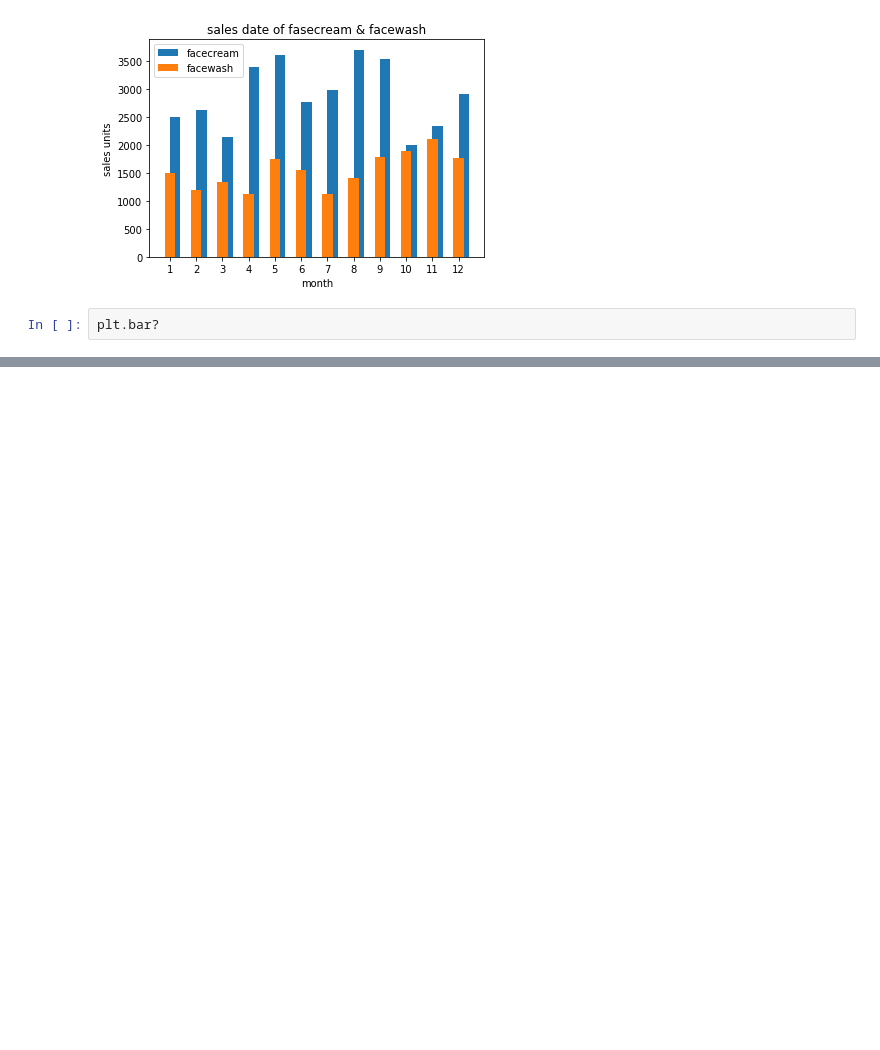
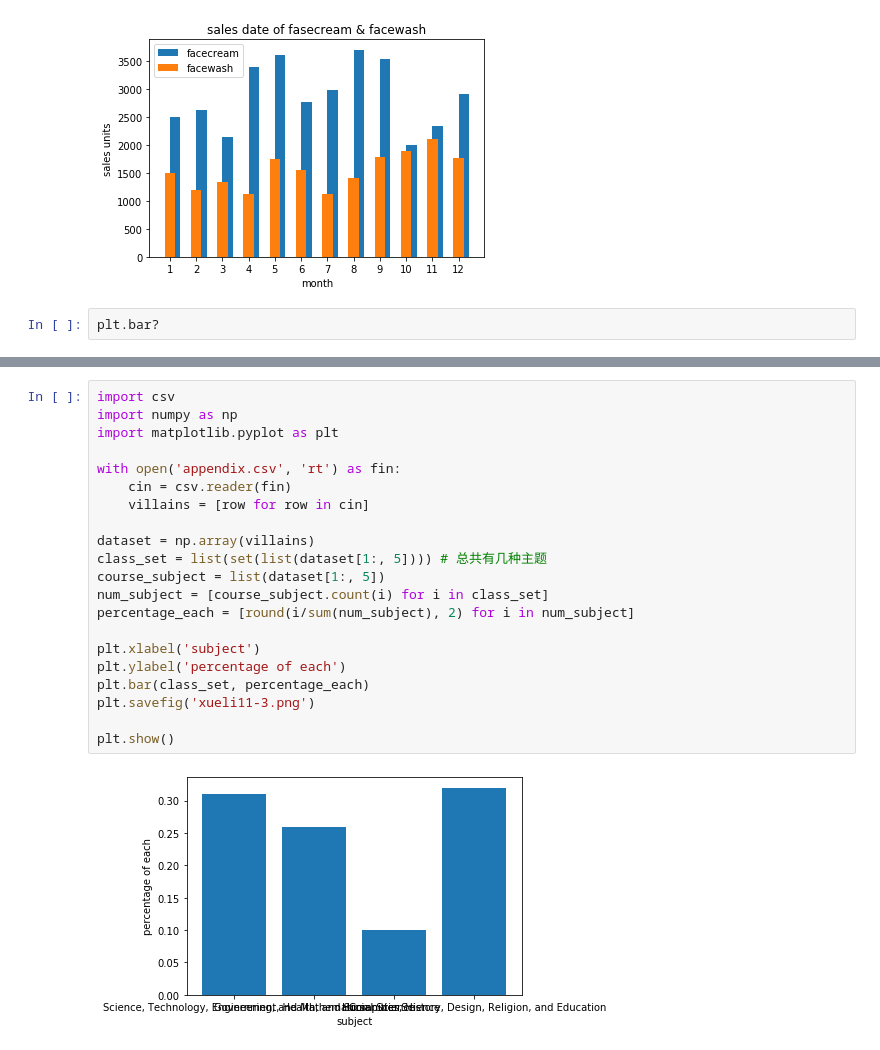
Before and after one commit to jiaoguoning/ipynbfiles, a Jupyter notebook: pythonppt/Xueli4.ipynb, the cells around one changed output, grey strips where cells are left out. Cells and saved outputs as stored; diff of their text form; blank space fills up the shorter version.

```diff
--- a/pythonppt/Xueli4.ipynb
+++ b/pythonppt/Xueli4.ipynb
@@ -178,0 +235,23 @@ plt.bar?
+# %%
+import csv
+import numpy as np
+import matplotlib.pyplot as plt
+
+with open('appendix.csv', 'rt') as fin:
+    cin = csv.reader(fin)
+    villains = [row for row in cin]
+
+dataset = np.array(villains)
+class_set = list(set(list(dataset[1:, 5]))) # 总共有几种主题
+course_subject = list(dataset[1:, 5])
+num_subject = [course_subject.count(i) for i in class_set]
+percentage_each = [round(i/sum(num_subject), 2) for i in num_subject]
+
+plt.xlabel('subject')
+plt.ylabel('percentage of each')
+plt.bar(class_set, percentage_each)
+plt.savefig('xueli11-3.png')
+
+plt.show()
+# %% [output]
+[figure, added]
```
Also changed, not shown: parts of 5 cells of this notebook, 7 other files.
